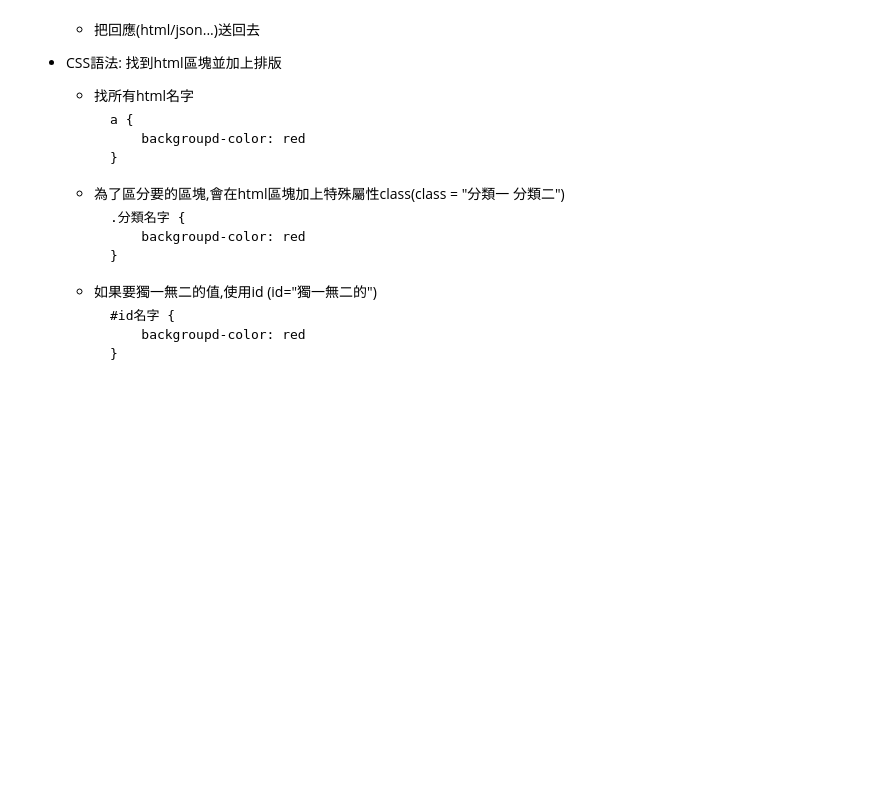
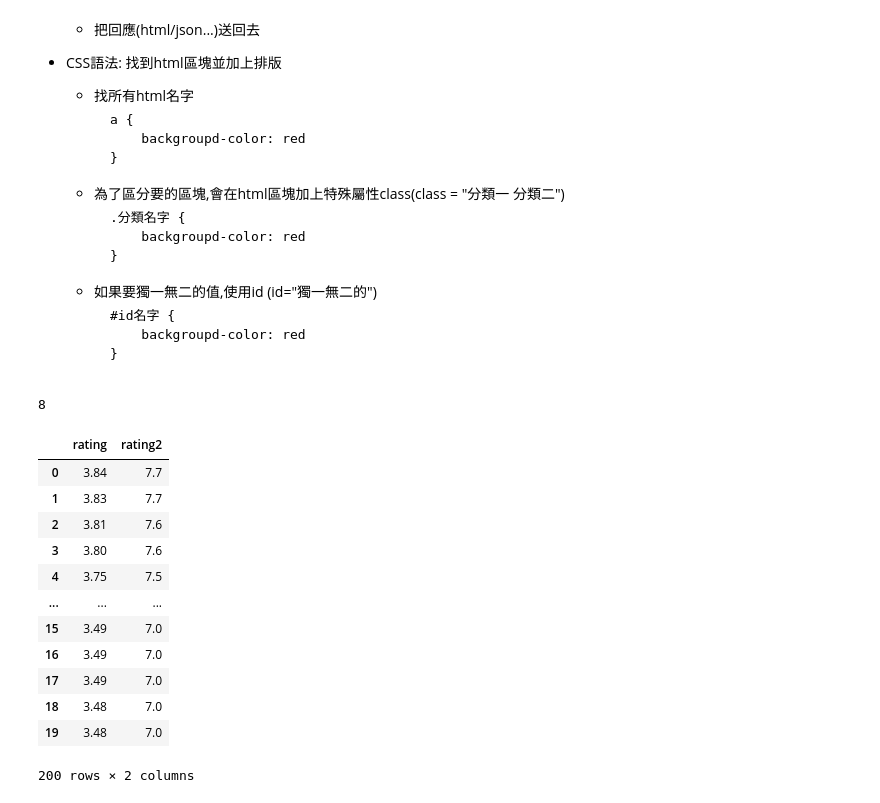
Before and after one commit to hannahTai/tibame-python, a Jupyter notebook: python20260923_1.ipynb, the cells around one changed output. Drawn from its saved outputs; the diff is of its cells as text; code cells hidden in the pictures; blank space fills up the shorter version.

````diff
--- a/python20260923_1.ipynb
+++ b/python20260923_1.ipynb
@@ -90,3 +131,34 @@ https://tabelog.com/tw/tokyo/A1310/A131002/13201863/
             backgroupd-color: red
         }
         ```
+# %%
+def add(n1, n2):
+    n3 = n1 + n2
+    return n3
+
+b = add
+b(3,5)
+# %% [output]
+8
+# %%
+def func(n):
+    return round(n*2, 1)
+
+# apply(操作函式(不加小括號)), pandas 會一直處理
+df["rating2"] = df["rating"].astype(float).apply(func)
+
+df[["rating", "rating2"]]
+# %% [output]
+|  | rating | rating2 |
+| 0 | 3.84 | 7.7 |
+| 1 | 3.83 | 7.7 |
+| 2 | 3.81 | 7.6 |
+| 3 | 3.80 | 7.6 |
+| 4 | 3.75 | 7.5 |
+| ... | ... | ... |
+| 15 | 3.49 | 7.0 |
+| 16 | 3.49 | 7.0 |
+| 17 | 3.49 | 7.0 |
+| 18 | 3.48 | 7.0 |
+| 19 | 3.48 | 7.0 |
+200 rows × 2 columns
````
Also changed, not shown: parts of 3 cells of this notebook.
